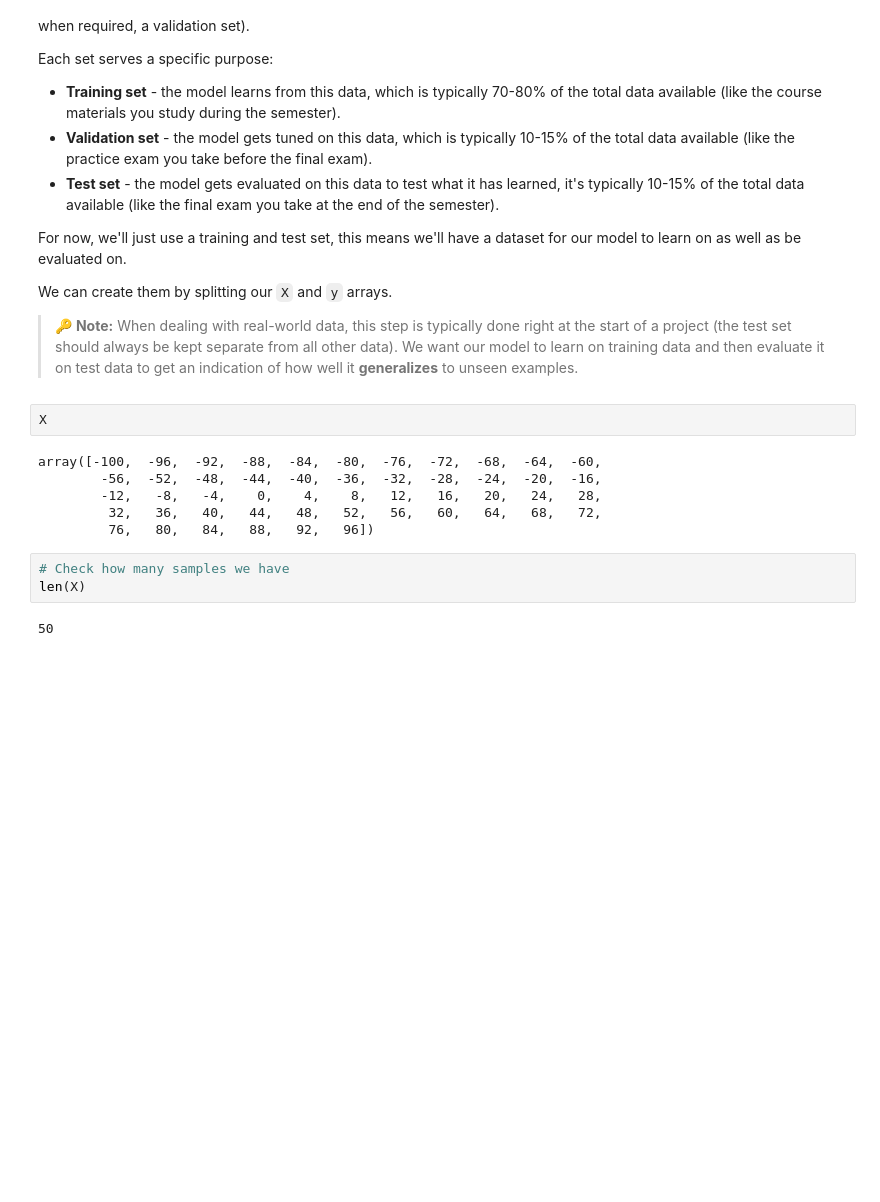
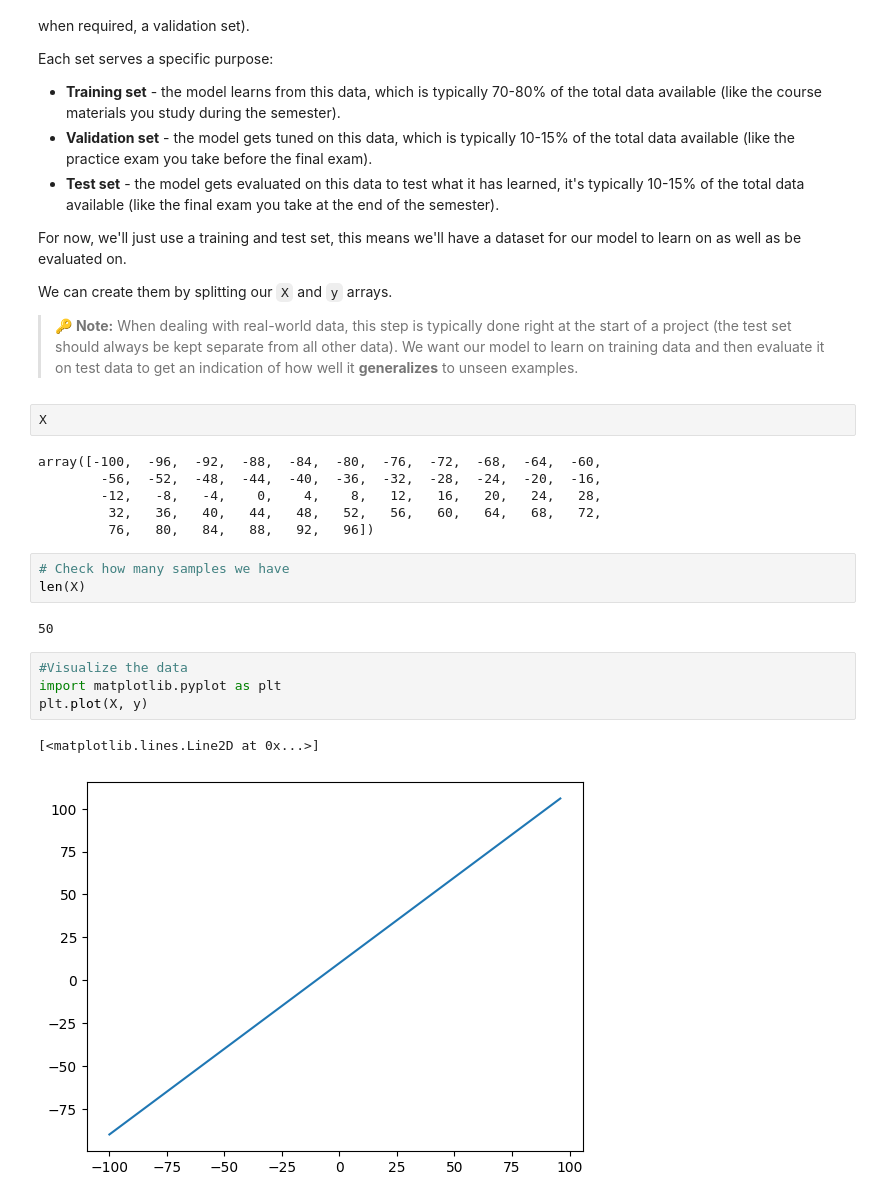
Before and after one commit to kuheli31/Deep-Learning, a Jupyter notebook: Neural_Network_Regression_with_Tensorflow.ipynb, the cells around one changed output. Saved outputs shown, nothing was run; the diff lists cells and outputs as text; blank space fills up the shorter version.

```diff
--- a/Neural_Network_Regression_with_Tensorflow.ipynb
+++ b/Neural_Network_Regression_with_Tensorflow.ipynb
@@ -368,3 +367,10 @@ array([-100,  -96,  -92,  -88,  -84,  -80,  -76,  -72,  -68,  -64,  -60,
 len(X)
 # %% [output]
 50
+# %%
+#Visualize the data
+import matplotlib.pyplot as plt
+plt.plot(X, y)
+# %% [output]
+[<matplotlib.lines.Line2D at 0x...>]
+[figure, added]
```
Also changed, not shown: parts of 69 cells of this notebook.
